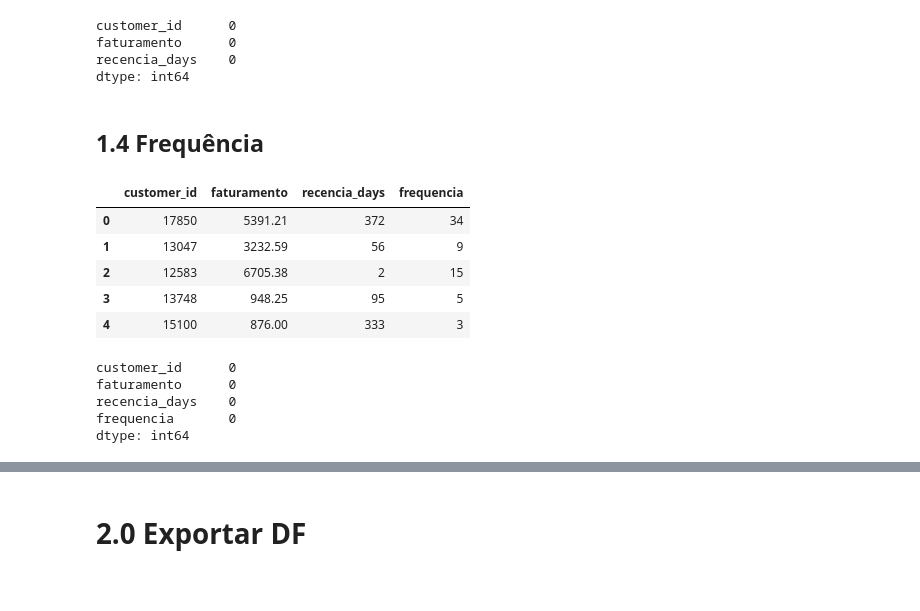
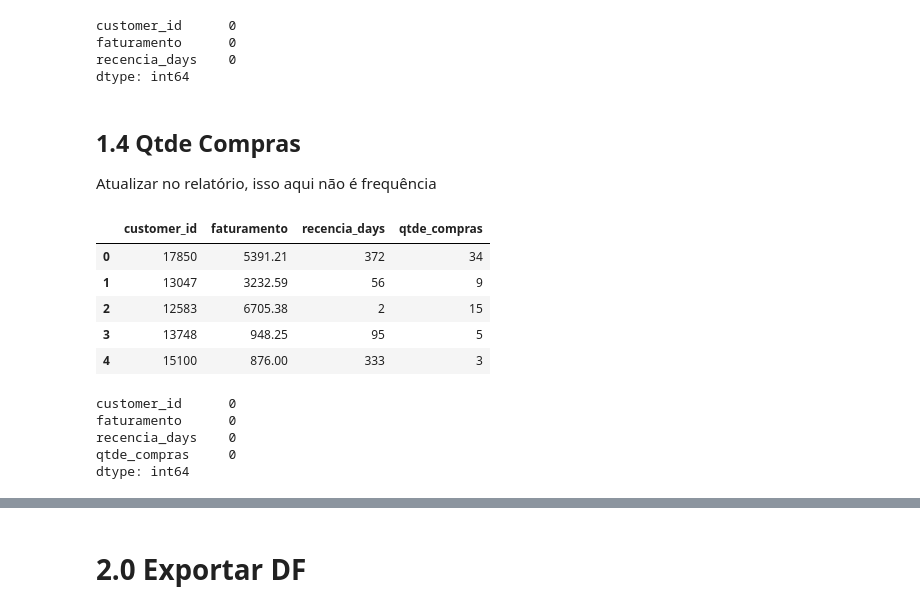
Before and after one commit to Gabrielnbr/Fidelidade-Classificacao, a Jupyter notebook: notebooks/3.0.feature_engineering.ipynb, the cells around one changed output, grey strips where cells are left out. Cells and saved outputs as stored; diff of their text form; code cells hidden in the pictures.

```diff
--- a/notebooks/3.0.feature_engineering.ipynb
+++ b/notebooks/3.0.feature_engineering.ipynb
@@ -119,15 +125,17 @@ dtype: int64
 # %%
 del df_recencia
 # %% [markdown]
-## 1.4 Frequência
+## 1.4 Qtde Compras
+
+Atualizar no relatório, isso aqui não é frequência
 # %%
-df_frequencia = df_compras[["customer_id", "invoice_no"]].drop_duplicates().groupby("customer_id").count().reset_index().rename(columns = {"invoice_no": "frequencia"})
+df_qtde_compras = df_compras[["customer_id", "invoice_no"]].drop_duplicates().groupby("customer_id").count().reset_index().rename(columns = {"invoice_no": "qtde_compras"})
 
-df_ref = pd.merge(df_ref, df_frequencia, how='left', on='customer_id')
+df_ref = pd.merge(df_ref, df_qtde_compras, how='left', on='customer_id')
 
 df_ref.head()
 # %% [output]
-|  | customer_id | faturamento | recencia_days | frequencia |
+|  | customer_id | faturamento | recencia_days | qtde_compras |
 | 0 | 17850 | 5391.21 | 372 | 34 |
 | 1 | 13047 | 3232.59 | 56 | 9 |
 | 2 | 12583 | 6705.38 | 2 | 15 |
@@ -139,6 +147,6 @@ df_ref.isna().sum()
 customer_id      0
 faturamento      0
 recencia_days    0
-frequencia       0
+qtde_compras     0
 dtype: int64
 # %%
```
Also changed, not shown: parts of 25 cells of this notebook, 1 other file.
